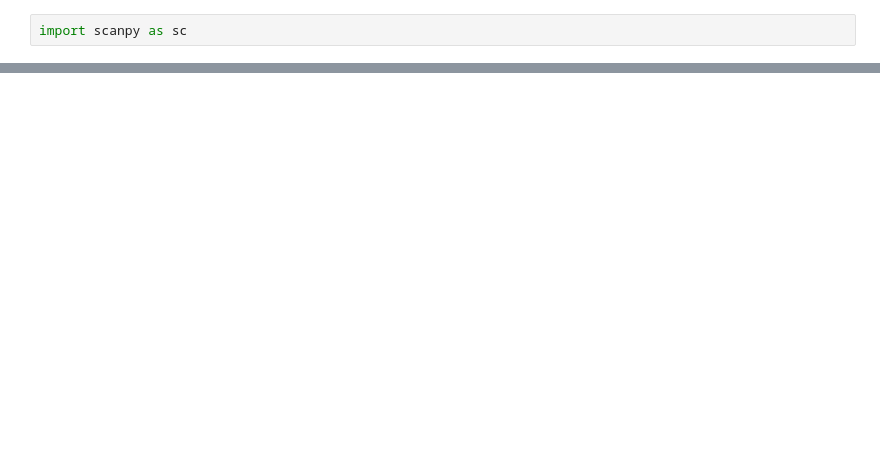
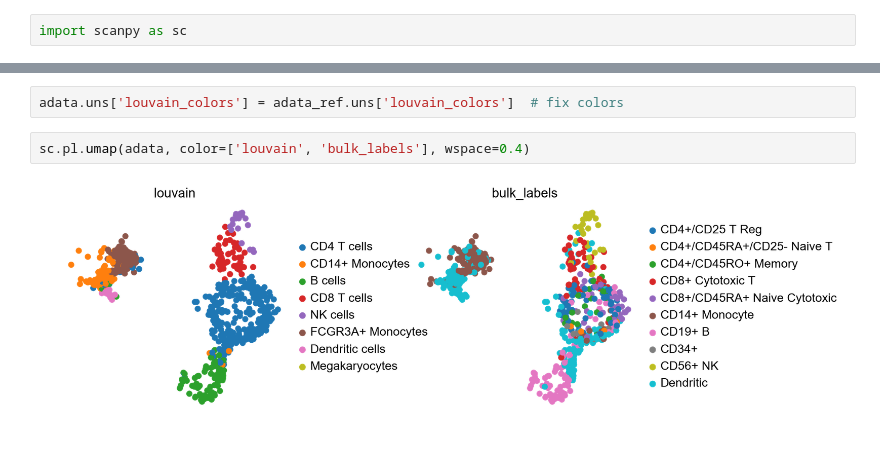
Before and after one commit to scverse/scanpy-tutorials, a Jupyter notebook: integrating-pbmcs-using-ingest.ipynb, the cells around one changed output, grey strips where cells are left out. Cells and saved outputs as stored; diff of their text form; blank space fills up the shorter version.

```diff
--- a/integrating-pbmcs-using-ingest.ipynb
+++ b/integrating-pbmcs-using-ingest.ipynb
@@ -38,0 +54,6 @@ We call the function `ingest`, as we're ingesting `adata_new` into an existing a
+# %%
+adata.uns['louvain_colors'] = adata_ref.uns['louvain_colors']  # fix colors
+# %%
+sc.pl.umap(adata, color=['louvain', 'bulk_labels'], wspace=0.4)
+# %% [output]
+[figure, added]
```
Also changed, not shown: parts of 30 cells of this notebook, 2 other files.
